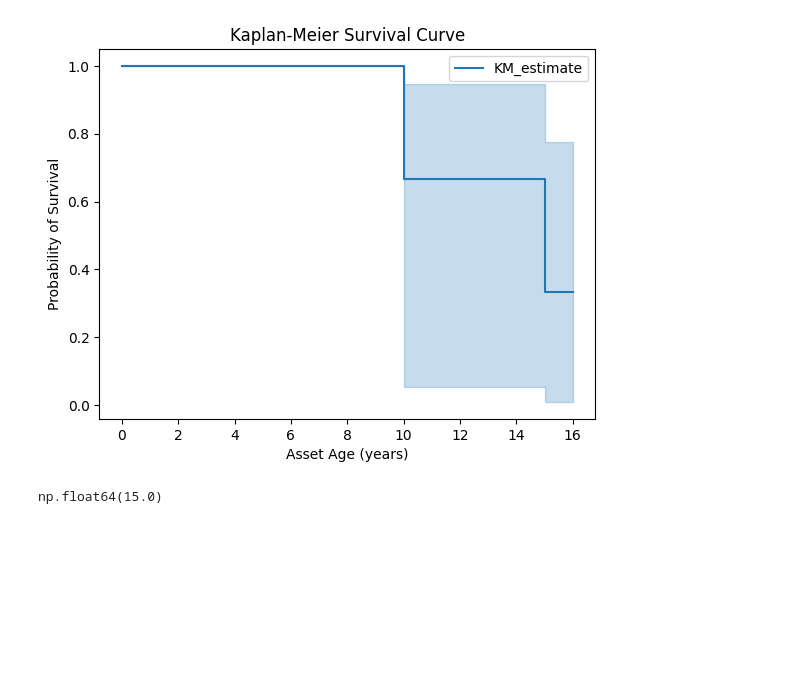
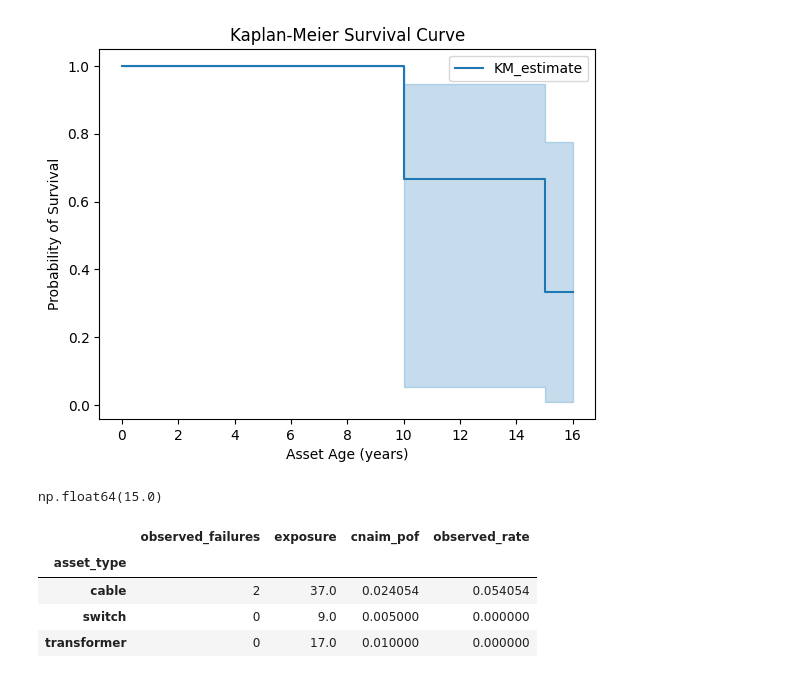
Before and after one commit to 10003399/cnaim-pof-validation, a Jupyter notebook: notebook/01_phase1.ipynb, the cells around one changed output. Saved outputs shown, nothing was run; the diff lists cells and outputs as text; code cells hidden in the pictures; blank space fills up the shorter version.

```diff
--- a/notebook/01_phase1.ipynb
+++ b/notebook/01_phase1.ipynb
@@ -344,3 +344,22 @@ plt.show()
 kmf.median_survival_time_
 # %% [output]
 np.float64(15.0)
+# %%
+calib = (
+    asset_years
+    .groupby("asset_type")
+    .agg(
+        observed_failures=("failures_in_year", "sum"),
+        exposure=("exposure_years", "sum"),
+        cnaim_pof=("cnaim_pof", "mean")
+    )
+)
+
+calib["observed_rate"] = calib["observed_failures"] / calib["exposure"]
+calib
+# %% [output]
+|  | observed_failures | exposure | cnaim_pof | observed_rate |
+| asset_type |  |  |  |  |
+| cable | 2 | 37.0 | 0.024054 | 0.054054 |
+| switch | 0 | 9.0 | 0.005000 | 0.000000 |
+| transformer | 0 | 17.0 | 0.010000 | 0.000000 |
```
Also changed, not shown: parts of 6 cells of this notebook.
